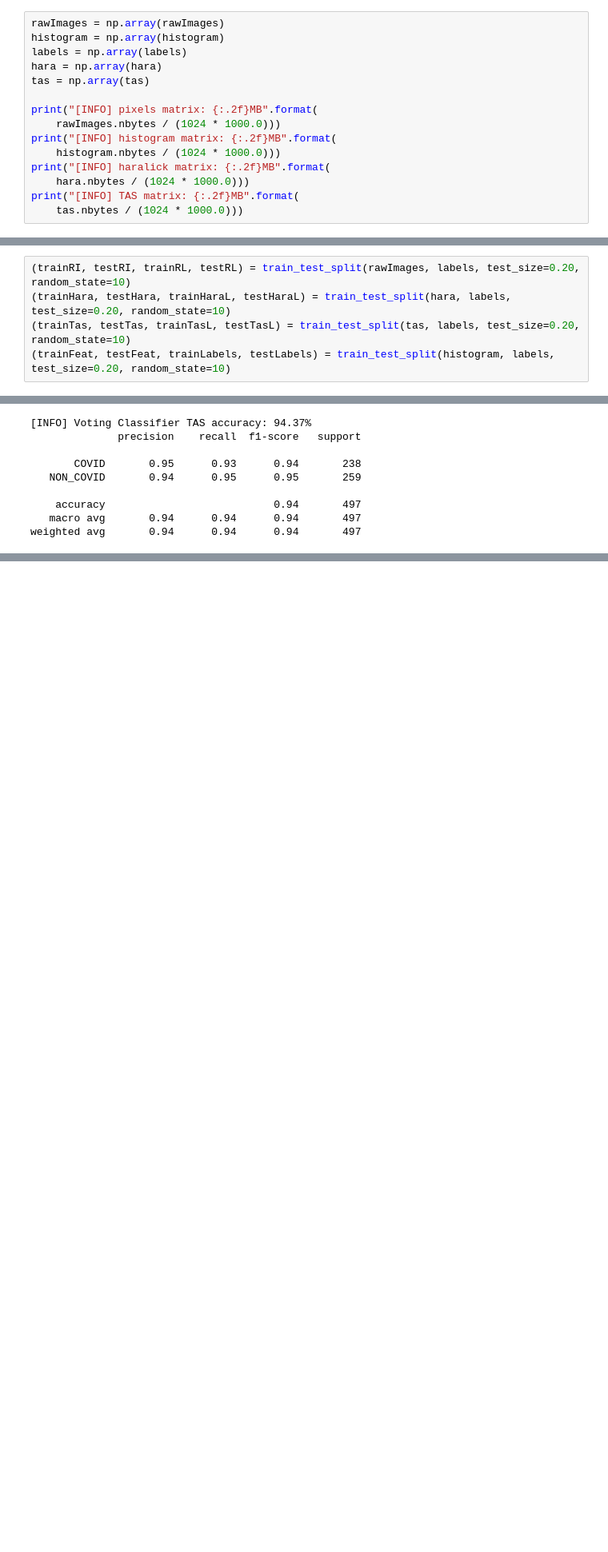
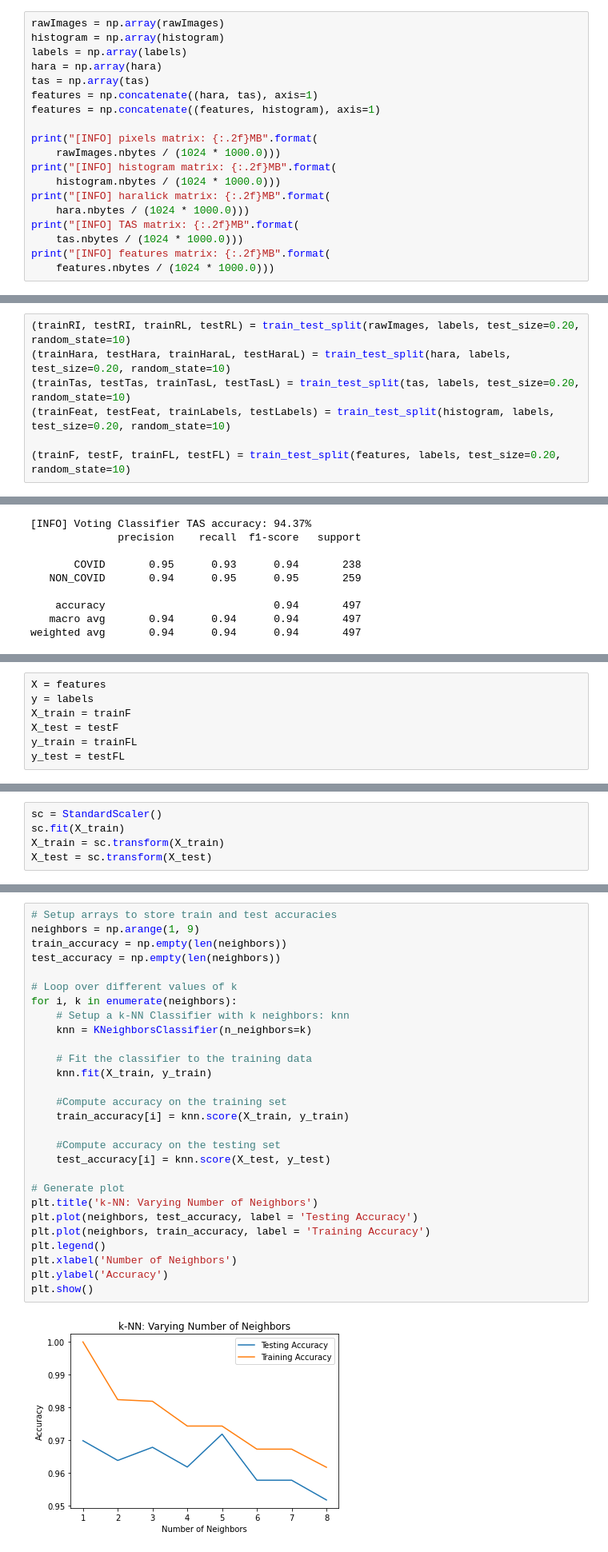
Before and after one commit to alfayoumy/COVID19-Detection, a Jupyter notebook: COVID19-CT.ipynb, the cells around one changed output, grey strips where cells are left out. Shown at 80% size. Drawn from its saved outputs; the diff is of its cells as text; blank space fills up the shorter version.

```diff
--- a/COVID19-CT.ipynb
+++ b/COVID19-CT.ipynb
@@ -119,6 +119,8 @@ histogram = np.array(histogram)
 labels = np.array(labels)
 hara = np.array(hara)
 tas = np.array(tas)
+features = np.concatenate((hara, tas), axis=1)
+features = np.concatenate((features, histogram), axis=1)
 
 print("[INFO] pixels matrix: {:.2f}MB".format(
 	rawImages.nbytes / (1024 * 1000.0)))
@@ -128,6 +130,8 @@ print("[INFO] haralick matrix: {:.2f}MB".format(
     hara.nbytes / (1024 * 1000.0)))
 print("[INFO] TAS matrix: {:.2f}MB".format(
     tas.nbytes / (1024 * 1000.0)))
+print("[INFO] features matrix: {:.2f}MB".format(
+    features.nbytes / (1024 * 1000.0)))
 # %% [output]
 [INFO] pixels matrix: 26.17MB
 [INFO] histogram matrix: 4.96MB
@@ -140,6 +145,8 @@ print("[INFO] TAS matrix: {:.2f}MB".format(
 (trainHara, testHara, trainHaraL, testHaraL) = train_test_split(hara, labels, test_size=0.20, random_state=10)
 (trainTas, testTas, trainTasL, testTasL) = train_test_split(tas, labels, test_size=0.20, random_state=10)
 (trainFeat, testFeat, trainLabels, testLabels) = train_test_split(histogram, labels, test_size=0.20, random_state=10)
+
+(trainF, testF, trainFL, testFL) = train_test_split(features, labels, test_size=0.20, random_state=10)
 # %% [markdown]
 ## A. Training the algorithms using the Raw Pixel Intensities
 # %% [markdown]
@@ -948,0 +960,7 @@ weighted avg       0.94      0.94      0.94       497
+# %%
+X = features
+y = labels
+X_train = trainF
+X_test = testF
+y_train = trainFL
+y_test = testFL
@@ -948,0 +969,5 @@ weighted avg       0.94      0.94      0.94       497
+# %%
+sc = StandardScaler()
+sc.fit(X_train)
+X_train = sc.transform(X_train)
+X_test = sc.transform(X_test)
@@ -948,0 +976,30 @@ weighted avg       0.94      0.94      0.94       497
+# %%
+# Setup arrays to store train and test accuracies
+neighbors = np.arange(1, 9)
+train_accuracy = np.empty(len(neighbors))
+test_accuracy = np.empty(len(neighbors))
+
+# Loop over different values of k
+for i, k in enumerate(neighbors):
+    # Setup a k-NN Classifier with k neighbors: knn
+    knn = KNeighborsClassifier(n_neighbors=k)
+
+    # Fit the classifier to the training data
+    knn.fit(X_train, y_train)
+
+    #Compute accuracy on the training set
+    train_accuracy[i] = knn.score(X_train, y_train)
+
+    #Compute accuracy on the testing set
+    test_accuracy[i] = knn.score(X_test, y_test)
+
+# Generate plot
+plt.title('k-NN: Varying Number of Neighbors')
+plt.plot(neighbors, test_accuracy, label = 'Testing Accuracy')
+plt.plot(neighbors, train_accuracy, label = 'Training Accuracy')
+plt.legend()
+plt.xlabel('Number of Neighbors')
+plt.ylabel('Accuracy')
+plt.show()
+# %% [output]
+[figure, added]
```
Also changed, not shown: parts of 19 cells of this notebook.
